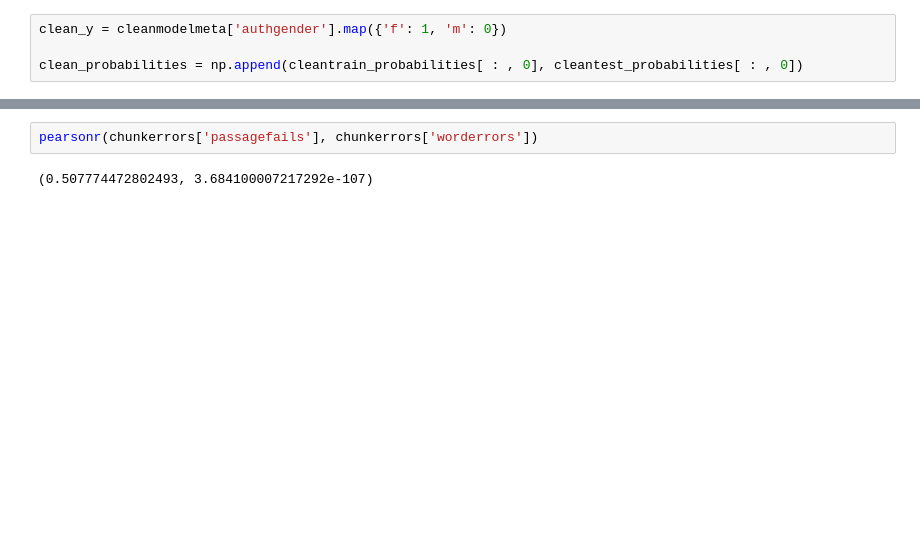
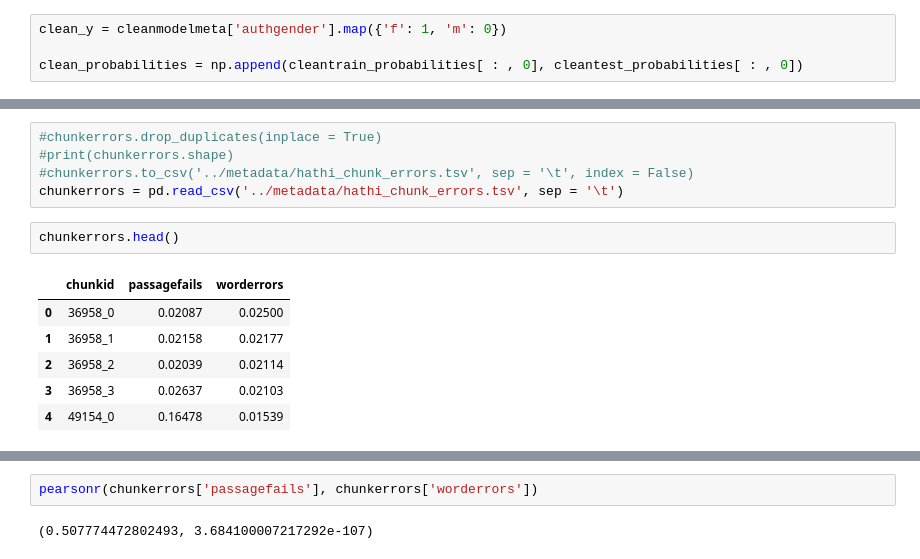
Before and after one commit to tedunderwood/nehuncertainty, a Jupyter notebook: analysis/second_analysis_template.ipynb, the cells around one changed output, grey strips where cells are left out. Drawn from its saved outputs; the diff is of its cells as text; blank space fills up the shorter version.

```diff
--- a/analysis/second_analysis_template.ipynb
+++ b/analysis/second_analysis_template.ipynb
@@ -670,3 +686,17 @@ chunkerrors.shape
+# %%
+#chunkerrors.drop_duplicates(inplace = True)
+#print(chunkerrors.shape)
+#chunkerrors.to_csv('../metadata/hathi_chunk_errors.tsv', sep = '\t', index = False)
+chunkerrors = pd.read_csv('../metadata/hathi_chunk_errors.tsv', sep = '\t')
+# %%
+chunkerrors.head()
+# %% [output]
+|  | chunkid | passagefails | worderrors |
+| 0 | 36958_0 | 0.02087 | 0.02500 |
+| 1 | 36958_1 | 0.02158 | 0.02177 |
+| 2 | 36958_2 | 0.02039 | 0.02114 |
+| 3 | 36958_3 | 0.02637 | 0.02103 |
+| 4 | 49154_0 | 0.16478 | 0.01539 |
 # %%
 chunkerrors = chunkerrors.merge(dirty_df, on = 'chunkid', how = 'left')
 chunkerrors.head()
```
Also changed, not shown: parts of 38 cells of this notebook.
